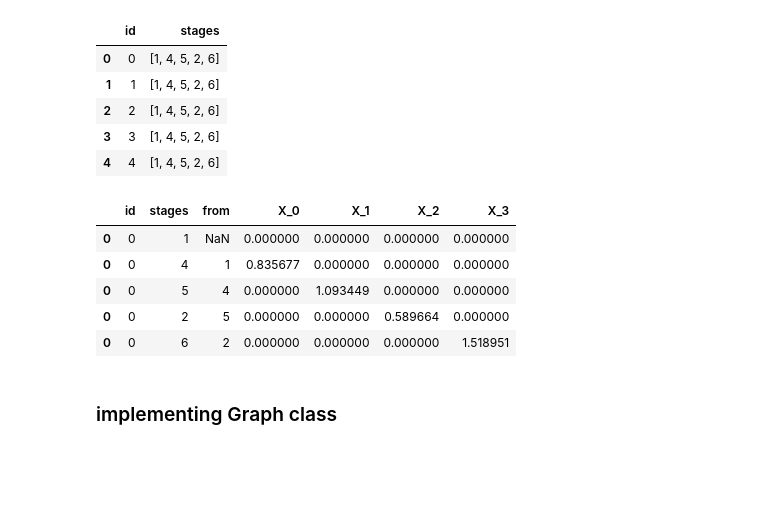
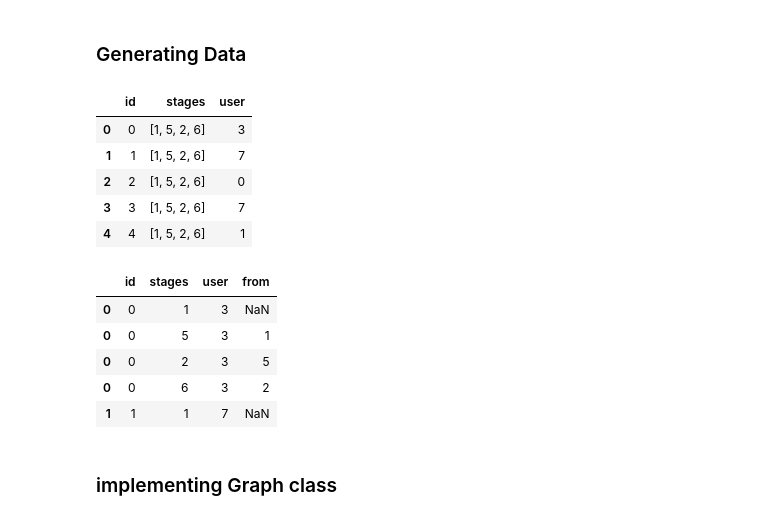
Before and after one commit to booydar/workshop, a Jupyter notebook: nx Graph.ipynb, the cells around one changed output. Cells and saved outputs as stored; diff of their text form; code cells hidden in the pictures; blank space fills up the shorter version.

```diff
--- a/nx Graph.ipynb
+++ b/nx Graph.ipynb
@@ -11,16 +7,21 @@ from sklearn.tree import DecisionTreeClassifier
+# %% [markdown]
+### Generating Data
 # %%
-class Generator():
-    def __init__(self, n_stages=6,  n_ways=4, size=100):
+class DataGenerator():
+    def __init__(self, n_stages=6,  n_ways=4, n_users=10, size=100):
         self.df = None
         self.n_stages = n_stages
         self.n_ways = n_ways
+        self.n_users = n_users
         self.size = size
 
     def make_df(self):
         df_len = self.n_ways * self.size
         data = pd.DataFrame(np.arange(df_len), columns=['id'])
         data['stages'] = [0] * df_len
+        data['user'] = np.random.randint(0, self.n_users, df_len)
         ways = []
+
 
         # creating random ways
         while len(ways) != self.n_ways:
@@ -38,54 +39,34 @@ class Generator():
         self.df = data
         return self
 
-    def make_features(self):
+    def expand(self):
         data = self.df
         data = data.explode('stages')
         data['stages'] = data['stages'].astype(str)
         data['from'] = data.groupby(['id'])['stages'].shift(1)
-        edges = data.loc[:, ['from', "stages"]].drop_duplicates().dropna().values
-        edges = [list(map(str, edge)) for edge in edges]
-        feature_cols = []
-        i = 0
-        for stage in data['stages'].unique():
-            transitions = list(filter(lambda x: stage in x[0], edges))
-            if len(transitions) > 1:
-                stage_from = stage
-                stages_to = [transition[1] for transition in transitions]
-
-                train_mask = data['from'] == stage_from
-
-                feat_name = 'X_{}'.format(i)
-                for feat, stage_to in enumerate(stages_to):
-                    mask = (data["stages"] == stage_to) & (data['from'] == stage_from)
-                    data.loc[mask, feat_name] = (feat + 1)
-                    data.loc[mask, feat_name] += 1.1 * np.random.random(data.loc[mask, feat_name].shape[0]) - 0.55
-                feature_cols.append(feat_name)
-            i += 1
-        data[data.columns[3:]] = data[data.columns[3:]].fillna(0)
         self.df = data
-        return feature_cols, data
+        return data
 # %%
-G = Generator()
+G = DataGenerator()
 G.make_df()
 G.df.head()
 # %% [output]
-|  | id | stages |
-| 0 | 0 | [1, 4, 5, 2, 6] |
-| 1 | 1 | [1, 4, 5, 2, 6] |
-| 2 | 2 | [1, 4, 5, 2, 6] |
-| 3 | 3 | [1, 4, 5, 2, 6] |
-| 4 | 4 | [1, 4, 5, 2, 6] |
+|  | id | stages | user |
+| 0 | 0 | [1, 5, 2, 6] | 3 |
+| 1 | 1 | [1, 5, 2, 6] | 7 |
+| 2 | 2 | [1, 5, 2, 6] | 0 |
+| 3 | 3 | [1, 5, 2, 6] | 7 |
+| 4 | 4 | [1, 5, 2, 6] | 1 |
 # %%
-feature_cols, data = G.make_features()
+data = G.expand()
 data.head()
 # %% [output]
-|  | id | stages | from | X_0 | X_1 | X_2 | X_3 |
-| 0 | 0 | 1 | NaN | 0.000000 | 0.000000 | 0.000000 | 0.000000 |
-| 0 | 0 | 4 | 1 | 0.835677 | 0.000000 | 0.000000 | 0.000000 |
-| 0 | 0 | 5 | 4 | 0.000000 | 1.093449 | 0.000000 | 0.000000 |
-| 0 | 0 | 2 | 5 | 0.000000 | 0.000000 | 0.589664 | 0.000000 |
-| 0 | 0 | 6 | 2 | 0.000000 | 0.000000 | 0.000000 | 1.518951 |
+|  | id | stages | user | from |
+| 0 | 0 | 1 | 3 | NaN |
+| 0 | 0 | 5 | 3 | 1 |
+| 0 | 0 | 2 | 3 | 5 |
+| 0 | 0 | 6 | 3 | 2 |
+| 1 | 1 | 1 | 7 | NaN |
 # %% [markdown]
 ### implementing Graph class
 # %%
```
Also changed, not shown: parts of 14 cells of this notebook.
